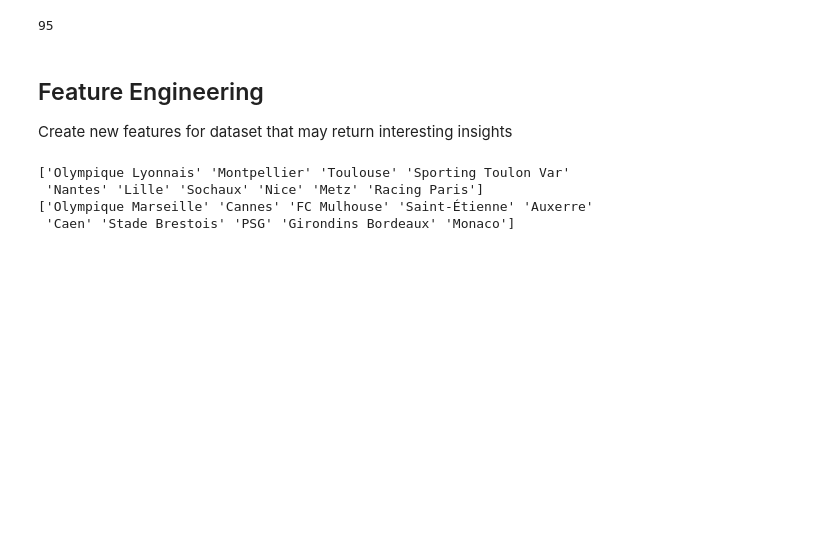
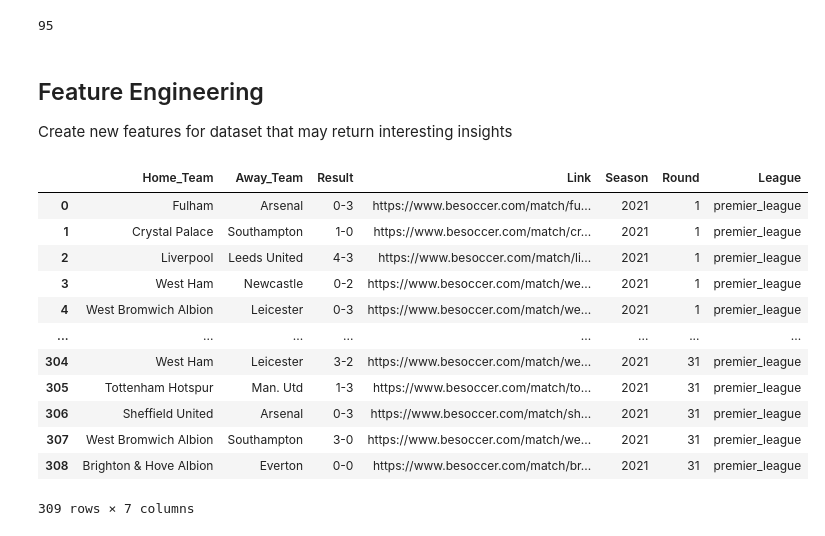
Before and after one commit to armanh3k/Football-Outcome-Predictions, a Jupyter notebook: feature_engineering.ipynb, the cells around one changed output. Saved outputs shown, nothing was run; the diff lists cells and outputs as text; code cells hidden in the pictures; blank space fills up the shorter version.

```diff
--- a/feature_engineering.ipynb
+++ b/feature_engineering.ipynb
@@ -702,39 +702,53 @@ def add_team_info(results_table, team_info):
         return results_table_final
         return -1
 # %%
-year = 1990
+year = 2021
 league = 'premier_league'
 pl_results = pd.read_csv(f"Football-Dataset/{league}/Results_{year}_{league}.csv")
 
 # additional datasets from external sources
-elo_table = pd.DataFrame.from_dict(pickle.load(open('datasets/elo_dict.pkl', 'rb'))).T.reset_index()
-match_info = pd.read_csv("datasets/Match_Info.csv")
-team_info = pd.read_csv("datasets/Team_Info.csv")
+# elo_table = pd.DataFrame.from_dict(pickle.load(open('datasets/elo_dict.pkl', 'rb'))).T.reset_index()
+# match_info = pd.read_csv("datasets/Match_Info.csv")
+# team_info = pd.read_csv("datasets/Team_Info.csv")
 
 # Pipeline to add in additional features created locally
 # pl_results = number_of_teams(pl_results)
 # pl_results = total_rounds(pl_results)
 # pl_results = home_away_goals(pl_results)
 # pl_results = win_loss_draw(pl_results)
 # pl_results = add_elo(pl_results, elo_table)
 # pl_results = total_streaks(pl_results)
 # pl_results = total_result(pl_results)
 # pl_results = points_position(pl_results)
 # pl_results = total_goals(pl_results)
 # pl_results = add_match_info(pl_results, match_info)
 # pl_results = add_team_info(pl_results, team_info)
 
 
 
 #x = pl_results.drop(["Result", "Link", "Season", "League", "Elo_home", "Elo_away", "Number_teams", "Home_Goals", "Away_Goals", "Points_Home", "Points_Away", "Position_Home", "Position_Away", "Total_Goals_For_Home_Team", "Total_Goals_Against_Home_Team", "Total_Goals_For_Away_Team", "Total_Goals_Against_Away_Team"], axis="columns")
 
-print(pl_results['Home_Team'].unique())
-print(pl_results["Away_Team"].unique())
+# print(pl_results['Home_Team'].unique())
+# print(pl_results["Away_Team"].unique())
+
+# for i in pl_results["Link"][185:186]:
+#     print(i)
+
+pl_results
 # %% [output]
+|  | Home_Team | Away_Team | Result | Link | Season | Round | League |
+| 0 | Fulham | Arsenal | 0-3 | https://www.besoccer.com/match/fu... | 2021 | 1 | premier_league |
+| 1 | Crystal Palace | Southampton | 1-0 | https://www.besoccer.com/match/cr... | 2021 | 1 | premier_league |
+| 2 | Liverpool | Leeds United | 4-3 | https://www.besoccer.com/match/li... | 2021 | 1 | premier_league |
+| 3 | West Ham | Newcastle | 0-2 | https://www.besoccer.com/match/we... | 2021 | 1 | premier_league |
+| 4 | West Bromwich Albion | Leicester | 0-3 | https://www.besoccer.com/match/we... | 2021 | 1 | premier_league |
+| ... | ... | ... | ... | ... | ... | ... | ... |
+| 304 | West Ham | Leicester | 3-2 | https://www.besoccer.com/match/we... | 2021 | 31 | premier_league |
+| 305 | Tottenham Hotspur | Man. Utd | 1-3 | https://www.besoccer.com/match/to... | 2021 | 31 | premier_league |
+| 306 | Sheffield United | Arsenal | 0-3 | https://www.besoccer.com/match/sh... | 2021 | 31 | premier_league |
+| 307 | West Bromwich Albion | Southampton | 3-0 | https://www.besoccer.com/match/we... | 2021 | 31 | premier_league |
+| 308 | Brighton & Hove Albion | Everton | 0-0 | https://www.besoccer.com/match/br... | 2021 | 31 | premier_league |
-['Olympique Lyonnais' 'Montpellier' 'Toulouse' 'Sporting Toulon Var'
- 'Nantes' 'Lille' 'Sochaux' 'Nice' 'Metz' 'Racing Paris']
-['Olympique Marseille' 'Cannes' 'FC Mulhouse' 'Saint-Étienne' 'Auxerre'
- 'Caen' 'Stade Brestois' 'PSG' 'Girondins Bordeaux' 'Monaco']
+309 rows × 7 columns
 # %%
 # additional datasets from external sources
 elo_table = pd.DataFrame.from_dict(pickle.load(open('datasets/elo_dict.pkl', 'rb'))).T.reset_index()
```
Also changed, not shown: parts of 2 cells of this notebook.
